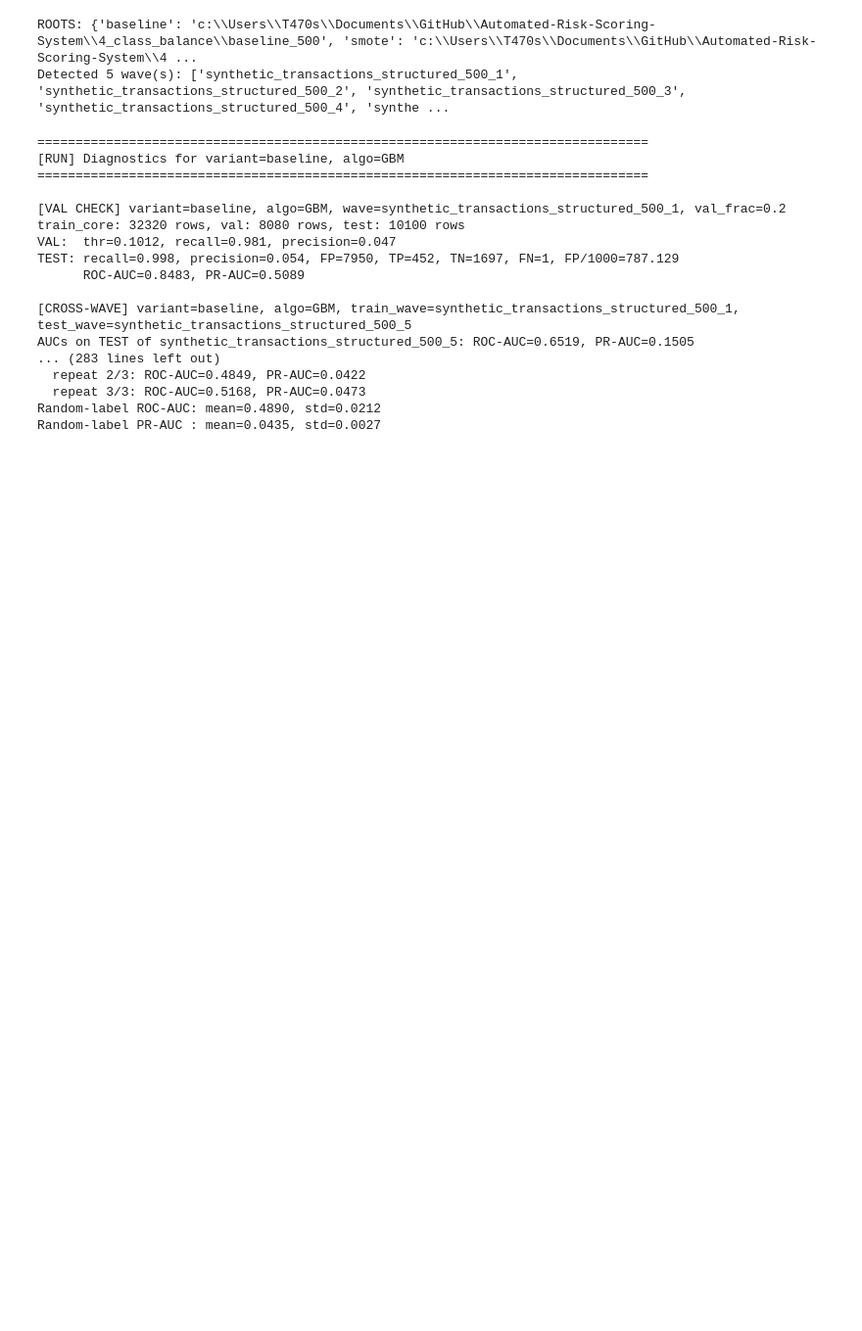
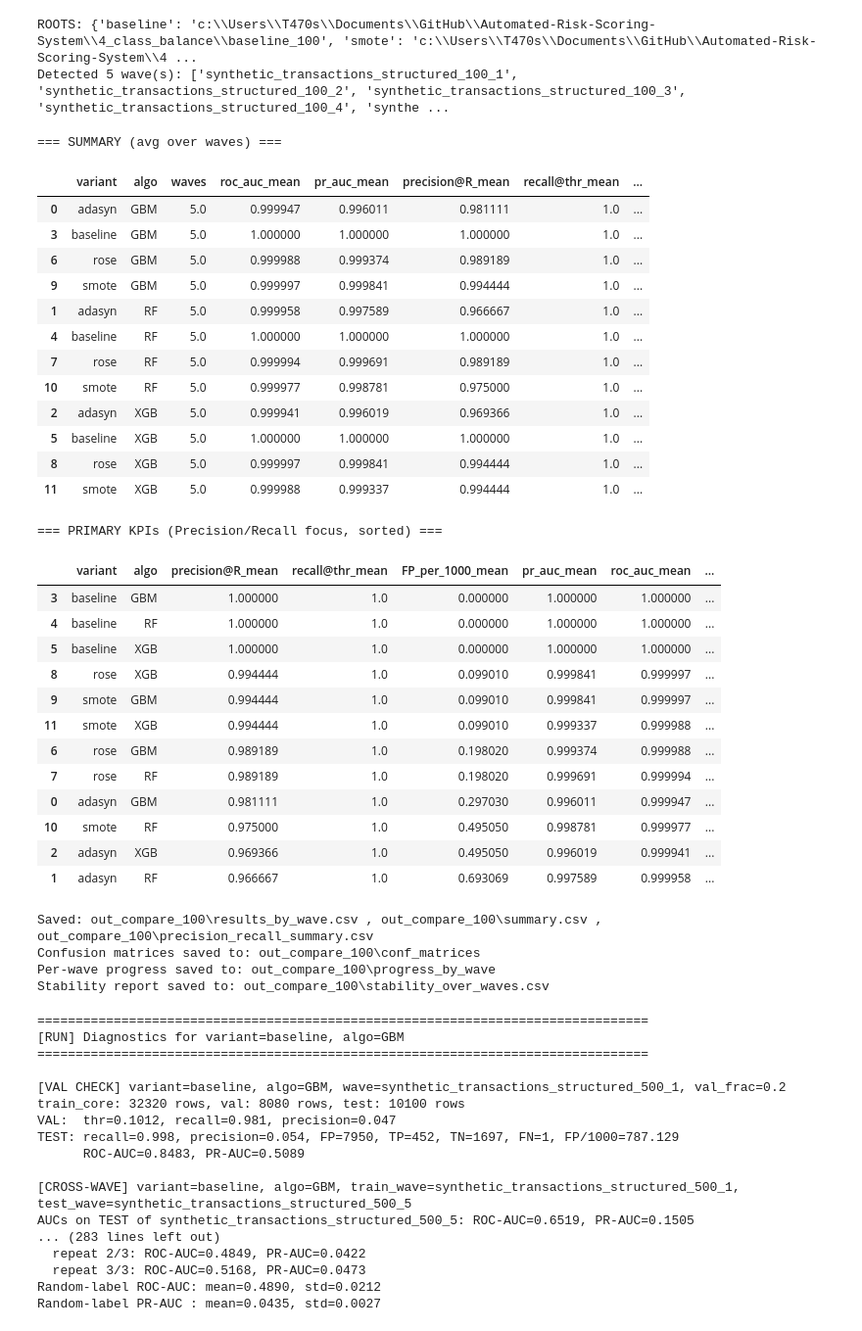
Before and after one commit to NataKrj/Automated-Risk-Scoring-System, a Jupyter notebook: 5_model_selection/Model selection.ipynb, the cells around one changed output. Shown at 98% size. Cells and saved outputs as stored; diff of their text form; code cells hidden in the pictures; blank space fills up the shorter version.

```diff
--- a/5_model_selection/Model selection.ipynb
+++ b/5_model_selection/Model selection.ipynb
@@ -16,22 +16,6 @@ except Exception:
     HAS_XGB = False
 
 PROJECT_ROOT = Path.cwd()
-if not (PROJECT_ROOT / "1_data_synthesis").exists():
-    parent = PROJECT_ROOT.parent
-    if (parent / "1_data_synthesis").exists():
-        PROJECT_ROOT = parent
-    else:
-        raise RuntimeError(f"Cannot find '1_data_synthesis' folder from cwd={Path.cwd()}")
-
-# --- CONFIG ---
-
-DATA_ROOT = PROJECT_ROOT / "1_data_synthesis" / "Rules_based_synthetic_data" / "100"
-INPUTS: List[Path] = [
-    DATA_ROOT / f"synthetic_transactions_structured_100_{i}.csv"
-    for i in range(1, 6)
-]
-
-PROJECT_ROOT = Path.cwd()
 if not (PROJECT_ROOT / "4_class_balance").exists():
     parent = PROJECT_ROOT.parent
     if (parent / "4_class_balance").exists():
@@ -42,10 +26,10 @@ if not (PROJECT_ROOT / "4_class_balance").exists():
 # config
 LABEL_COL = "Is_Suspicious"
 VARIANT_ROOTS: Dict[str, Path] = {
-    "baseline": PROJECT_ROOT / "4_class_balance" / "baseline_500",
-    "smote":    PROJECT_ROOT / "4_class_balance" / "smote_500",
-    "adasyn":   PROJECT_ROOT / "4_class_balance" / "adasyn_500",
-    "rose":     PROJECT_ROOT / "4_class_balance" / "rose_500",
+    "baseline": PROJECT_ROOT / "4_class_balance" / "baseline_100",
+    "smote":    PROJECT_ROOT / "4_class_balance" / "smote_100",
+    "adasyn":   PROJECT_ROOT / "4_class_balance" / "adasyn_100",
+    "rose":     PROJECT_ROOT / "4_class_balance" / "rose_100",
 }
 
 VARIANT_TRAIN_FILE = {
@@ -237,7 +221,7 @@ def run_comparison():
         print("No rows produced: check file names/paths and LABEL_COL. See ROOTS/Detected waves above.")
         return
 
-    out_dir = Path("./out_compare_500"); out_dir.mkdir(exist_ok=True, parents=True)
+    out_dir = Path("./out_compare_100"); out_dir.mkdir(exist_ok=True, parents=True)
     res.to_csv(out_dir / "results_by_wave.csv", index=False)
 
     # summary
@@ -285,35 +269,67 @@ def run_comparison():
             if dfv.empty:
                 continue
             dfv = dfv.sort_values("wave", key=lambda s: s.map(_wave_key))
             dfv[cols].to_csv(progress_dir / f"progress_{algo}_{variant}.csv", index=False)
 
     # Stability report (mean/std/min/max)
     stab = (
         res.groupby(["variant","algo"])[["precision@R","FP_per_1000","pr_auc","roc_auc"]]
           .agg(["mean","std","min","max"]).reset_index()
     )
     # flatten MultiIndex columns
     stab.columns = ["variant","algo"] + ["_".join(col).strip() for col in stab.columns[2:].to_flat_index()]
     stab = stab.sort_values(["algo","variant"])
     stab.to_csv(out_dir / "stability_over_waves.csv", index=False)
 
     # print
     with pd.option_context("display.max_rows", 200, "display.max_columns", 50):
         print("\n=== SUMMARY (avg over waves) ===")
         display(summary.sort_values(["algo","variant"]))
         print("\n=== PRIMARY KPIs (Precision/Recall focus, sorted) ===")
         display(pr_focus)
         print("\nSaved:", str(out_dir / "results_by_wave.csv"), ",",
               str(out_dir / "summary.csv"), ",",
               str(out_dir / "precision_recall_summary.csv"))
         print("Confusion matrices saved to:", str(conf_dir))
         print("Per-wave progress saved to:", str(progress_dir))
         print("Stability report saved to:", str(out_dir / "stability_over_waves.csv"))
 
 run_comparison()
 # %% [output]
-ROOTS: {'baseline': 'c:\\Users\\T470s\\Documents\\GitHub\\Automated-Risk-Scoring-System\\4_class_balance\\baseline_500', 'smote': 'c:\\Users\\T470s\\Documents\\GitHub\\Automated-Risk-Scoring-System\\4 ...
-Detected 5 wave(s): ['synthetic_transactions_structured_500_1', 'synthetic_transactions_structured_500_2', 'synthetic_transactions_structured_500_3', 'synthetic_transactions_structured_500_4', 'synthe ...
+ROOTS: {'baseline': 'c:\\Users\\T470s\\Documents\\GitHub\\Automated-Risk-Scoring-System\\4_class_balance\\baseline_100', 'smote': 'c:\\Users\\T470s\\Documents\\GitHub\\Automated-Risk-Scoring-System\\4 ...
+Detected 5 wave(s): ['synthetic_transactions_structured_100_1', 'synthetic_transactions_structured_100_2', 'synthetic_transactions_structured_100_3', 'synthetic_transactions_structured_100_4', 'synthe ...
+=== SUMMARY (avg over waves) ===
+|  | variant | algo | waves | roc_auc_mean | pr_auc_mean | precision@R_mean | recall@thr_mean | ... |
+| 0 | adasyn | GBM | 5.0 | 0.999947 | 0.996011 | 0.981111 | 1.0 | ... |
+| 3 | baseline | GBM | 5.0 | 1.000000 | 1.000000 | 1.000000 | 1.0 | ... |
+| 6 | rose | GBM | 5.0 | 0.999988 | 0.999374 | 0.989189 | 1.0 | ... |
+| 9 | smote | GBM | 5.0 | 0.999997 | 0.999841 | 0.994444 | 1.0 | ... |
+| 1 | adasyn | RF | 5.0 | 0.999958 | 0.997589 | 0.966667 | 1.0 | ... |
+| 4 | baseline | RF | 5.0 | 1.000000 | 1.000000 | 1.000000 | 1.0 | ... |
+| 7 | rose | RF | 5.0 | 0.999994 | 0.999691 | 0.989189 | 1.0 | ... |
+| 10 | smote | RF | 5.0 | 0.999977 | 0.998781 | 0.975000 | 1.0 | ... |
+| 2 | adasyn | XGB | 5.0 | 0.999941 | 0.996019 | 0.969366 | 1.0 | ... |
+| 5 | baseline | XGB | 5.0 | 1.000000 | 1.000000 | 1.000000 | 1.0 | ... |
+| 8 | rose | XGB | 5.0 | 0.999997 | 0.999841 | 0.994444 | 1.0 | ... |
+| 11 | smote | XGB | 5.0 | 0.999988 | 0.999337 | 0.994444 | 1.0 | ... |
+=== PRIMARY KPIs (Precision/Recall focus, sorted) ===
+|  | variant | algo | precision@R_mean | recall@thr_mean | FP_per_1000_mean | pr_auc_mean | roc_auc_mean | ... |
+| 3 | baseline | GBM | 1.000000 | 1.0 | 0.000000 | 1.000000 | 1.000000 | ... |
+| 4 | baseline | RF | 1.000000 | 1.0 | 0.000000 | 1.000000 | 1.000000 | ... |
+| 5 | baseline | XGB | 1.000000 | 1.0 | 0.000000 | 1.000000 | 1.000000 | ... |
+| 8 | rose | XGB | 0.994444 | 1.0 | 0.099010 | 0.999841 | 0.999997 | ... |
+| 9 | smote | GBM | 0.994444 | 1.0 | 0.099010 | 0.999841 | 0.999997 | ... |
+| 11 | smote | XGB | 0.994444 | 1.0 | 0.099010 | 0.999337 | 0.999988 | ... |
+| 6 | rose | GBM | 0.989189 | 1.0 | 0.198020 | 0.999374 | 0.999988 | ... |
+| 7 | rose | RF | 0.989189 | 1.0 | 0.198020 | 0.999691 | 0.999994 | ... |
+| 0 | adasyn | GBM | 0.981111 | 1.0 | 0.297030 | 0.996011 | 0.999947 | ... |
+| 10 | smote | RF | 0.975000 | 1.0 | 0.495050 | 0.998781 | 0.999977 | ... |
+| 2 | adasyn | XGB | 0.969366 | 1.0 | 0.495050 | 0.996019 | 0.999941 | ... |
+| 1 | adasyn | RF | 0.966667 | 1.0 | 0.693069 | 0.997589 | 0.999958 | ... |
+Saved: out_compare_100\results_by_wave.csv , out_compare_100\summary.csv , out_compare_100\precision_recall_summary.csv
+Confusion matrices saved to: out_compare_100\conf_matrices
+Per-wave progress saved to: out_compare_100\progress_by_wave
+Stability report saved to: out_compare_100\stability_over_waves.csv
 # %%
 import numpy as np
 import pandas as pd
```
